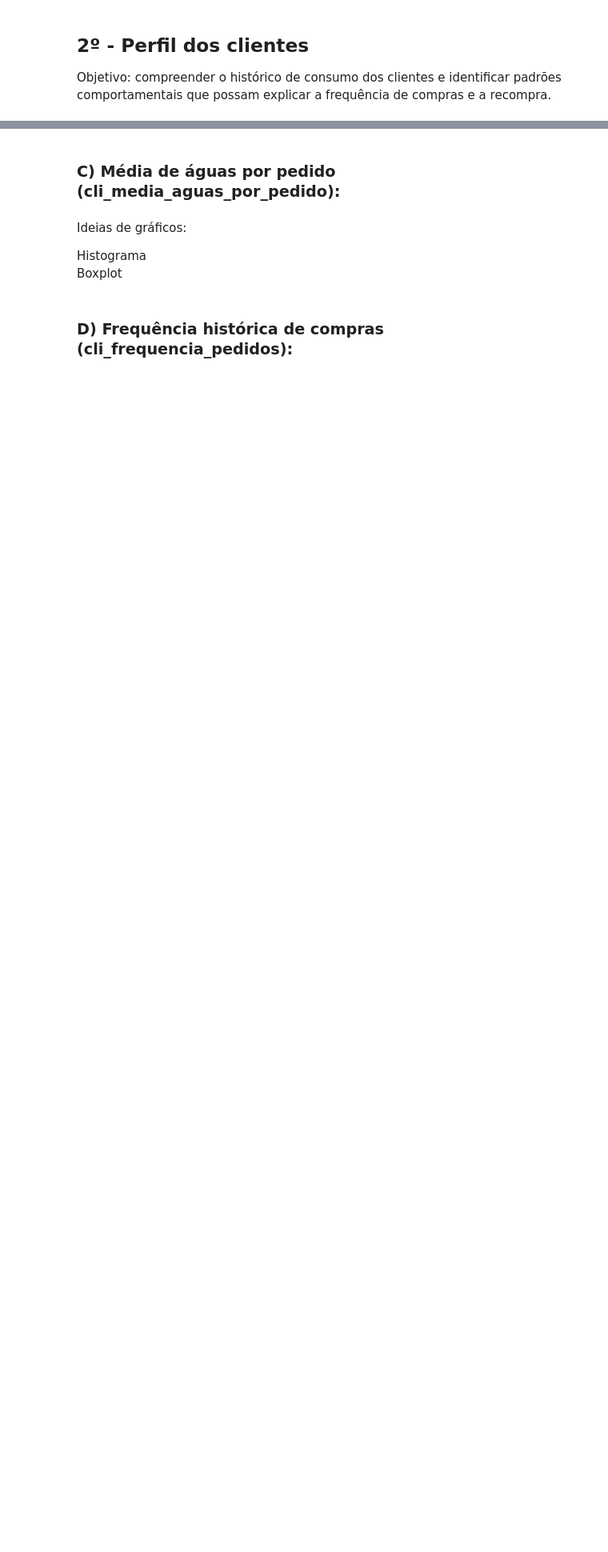
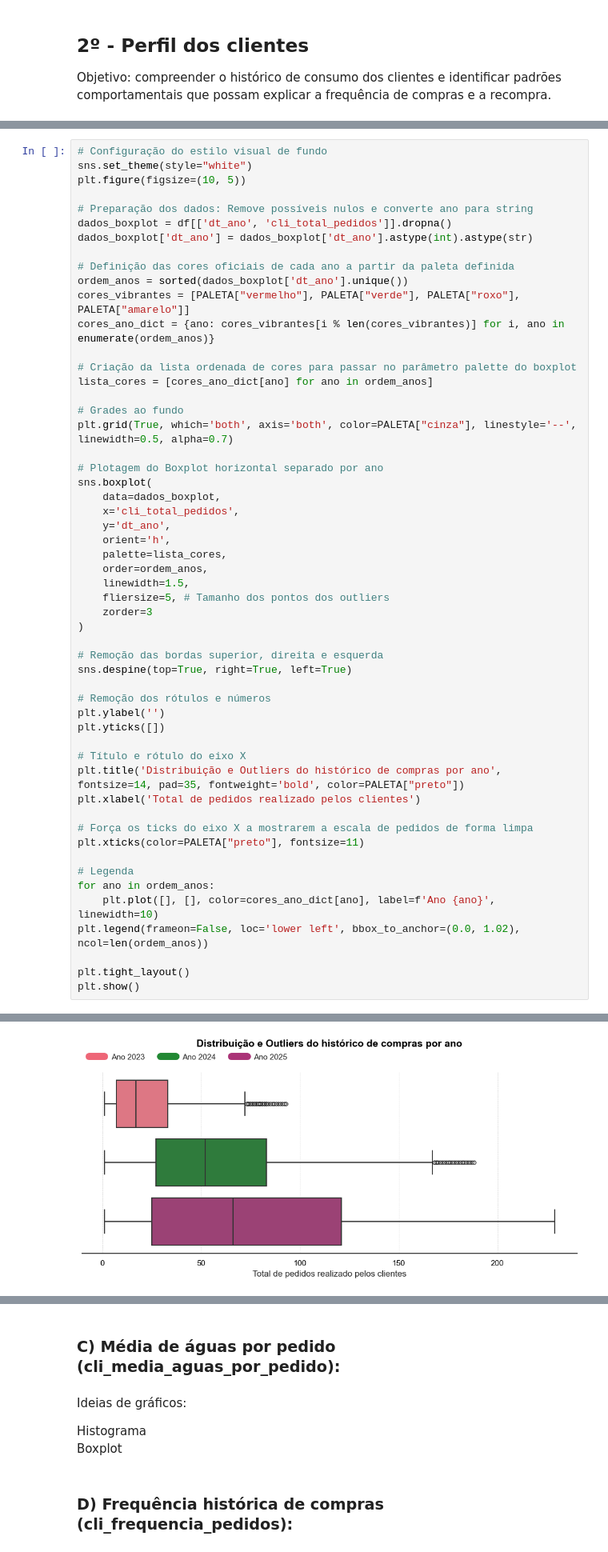
Before and after one commit to Fernandonneto/Projeto_Real_-_Previsao_Recompra_Agua_Mineral_Machine_Learning, a Jupyter notebook: Análise EDA/analise_exploratoria_dados.ipynb, the cells around one changed output, grey strips where cells are left out. Shown at 80% size. Drawn from its saved outputs; the diff is of its cells as text; blank space fills up the shorter version.

```diff
--- a/Análise EDA/analise_exploratoria_dados.ipynb
+++ b/Análise EDA/analise_exploratoria_dados.ipynb
@@ -286,0 +283,55 @@ Boxplot
+# %%
+# Configuração do estilo visual de fundo
+sns.set_theme(style="white")
+plt.figure(figsize=(10, 5))
+
+# Preparação dos dados: Remove possíveis nulos e converte ano para string
+dados_boxplot = df[['dt_ano', 'cli_total_pedidos']].dropna()
+dados_boxplot['dt_ano'] = dados_boxplot['dt_ano'].astype(int).astype(str)
+
+# Definição das cores oficiais de cada ano a partir da paleta definida
+ordem_anos = sorted(dados_boxplot['dt_ano'].unique())
+cores_vibrantes = [PALETA["vermelho"], PALETA["verde"], PALETA["roxo"], PALETA["amarelo"]]
+cores_ano_dict = {ano: cores_vibrantes[i % len(cores_vibrantes)] for i, ano in enumerate(ordem_anos)}
+
+# Criação da lista ordenada de cores para passar no parâmetro palette do boxplot
+lista_cores = [cores_ano_dict[ano] for ano in ordem_anos]
+
+# Grades ao fundo
+plt.grid(True, which='both', axis='both', color=PALETA["cinza"], linestyle='--', linewidth=0.5, alpha=0.7)
+
+# Plotagem do Boxplot horizontal separado por ano
+sns.boxplot(
+    data=dados_boxplot,
+    x='cli_total_pedidos',
+    y='dt_ano',
+    orient='h',
+    palette=lista_cores,
+    order=ordem_anos,
+    linewidth=1.5,
+    fliersize=5, # Tamanho dos pontos dos outliers
+    zorder=3
+)
+
+# Remoção das bordas superior, direita e esquerda
+sns.despine(top=True, right=True, left=True)
+
+# Remoção dos rótulos e números
+plt.ylabel('')
+plt.yticks([])
+
+# Título e rótulo do eixo X
+plt.title('Distribuição e Outliers do histórico de compras por ano', fontsize=14, pad=35, fontweight='bold', color=PALETA["preto"])
+plt.xlabel('Total de pedidos realizado pelos clientes')
+
+# Força os ticks do eixo X a mostrarem a escala de pedidos de forma limpa
+plt.xticks(color=PALETA["preto"], fontsize=11)
+
+# Legenda
+for ano in ordem_anos:
+    plt.plot([], [], color=cores_ano_dict[ano], label=f'Ano {ano}', linewidth=10)
+plt.legend(frameon=False, loc='lower left', bbox_to_anchor=(0.0, 1.02), ncol=len(ordem_anos))
+
+plt.tight_layout()
+plt.show()
+# %% [output]
@@ -286,0 +341 @@ Boxplot
+[figure, added]
```
Also changed, not shown: parts of 12 cells of this notebook, 1 other file.
